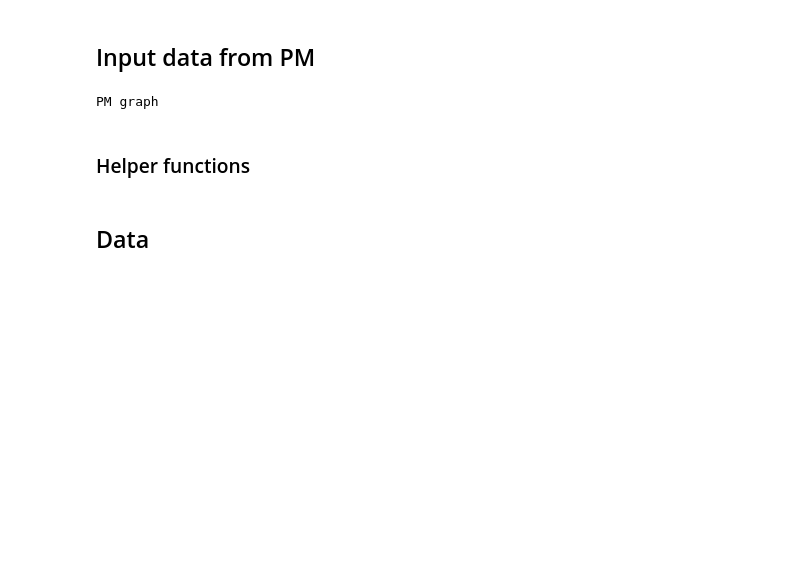
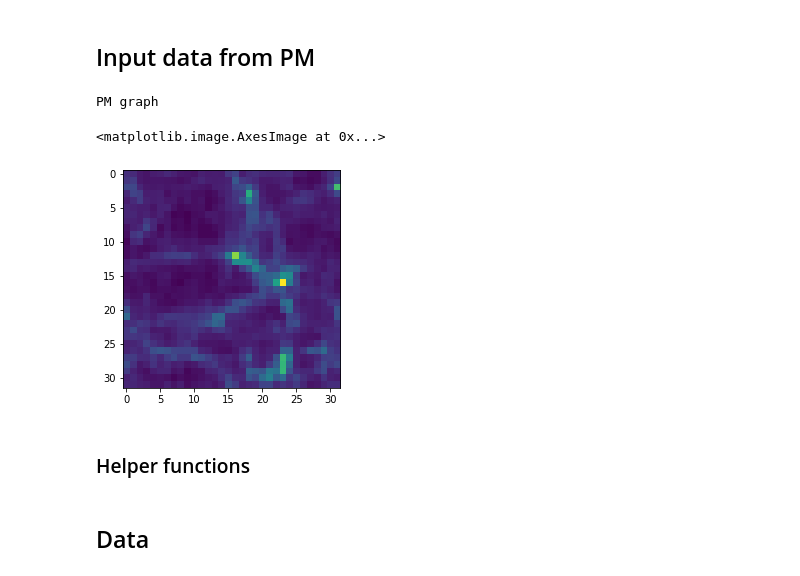
Before and after one commit to SumeetChougule/PM-HR, a Jupyter notebook: notebooks/Force_correction.ipynb, the cells around one changed output. Drawn from its saved outputs; the diff is of its cells as text; code cells hidden in the pictures; blank space fills up the shorter version.

```diff
--- a/notebooks/Force_correction.ipynb
+++ b/notebooks/Force_correction.ipynb
@@ -73,6 +73,11 @@ state, fin = pm(tf.constant(ic))
 pos = state[0].numpy()
 # %% [output]
 PM graph
+# %%
+plt.imshow(fin[0].numpy().sum(axis=0))
+# %% [output]
+<matplotlib.image.AxesImage at 0x...>
+[figure, added]
 # %% [markdown]
 ### Helper functions
 # %%
```
Also changed, not shown: parts of 42 cells of this notebook.
